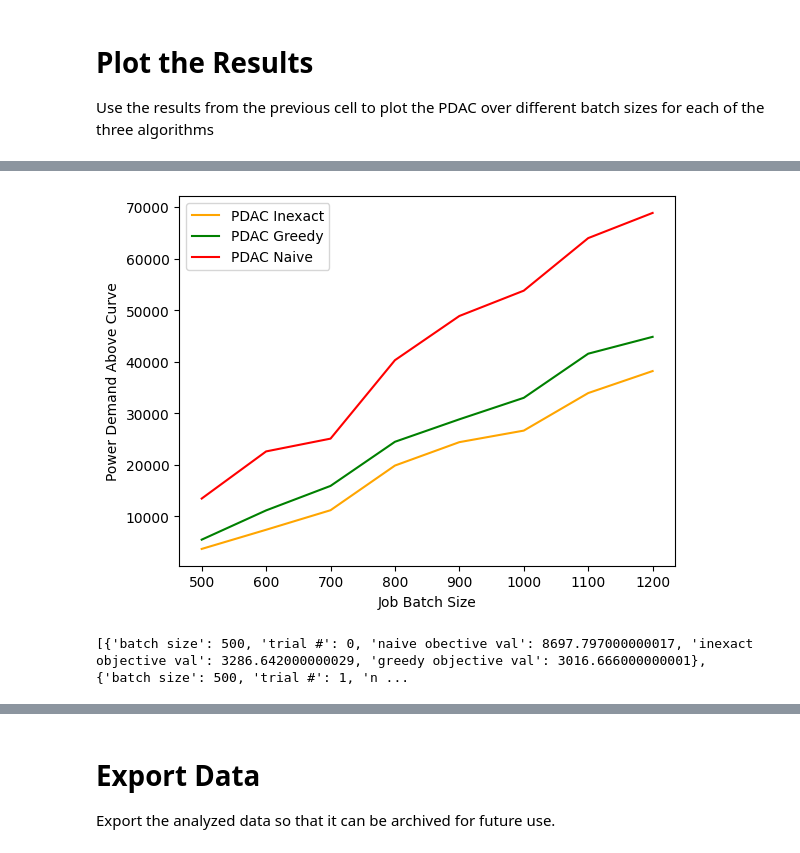
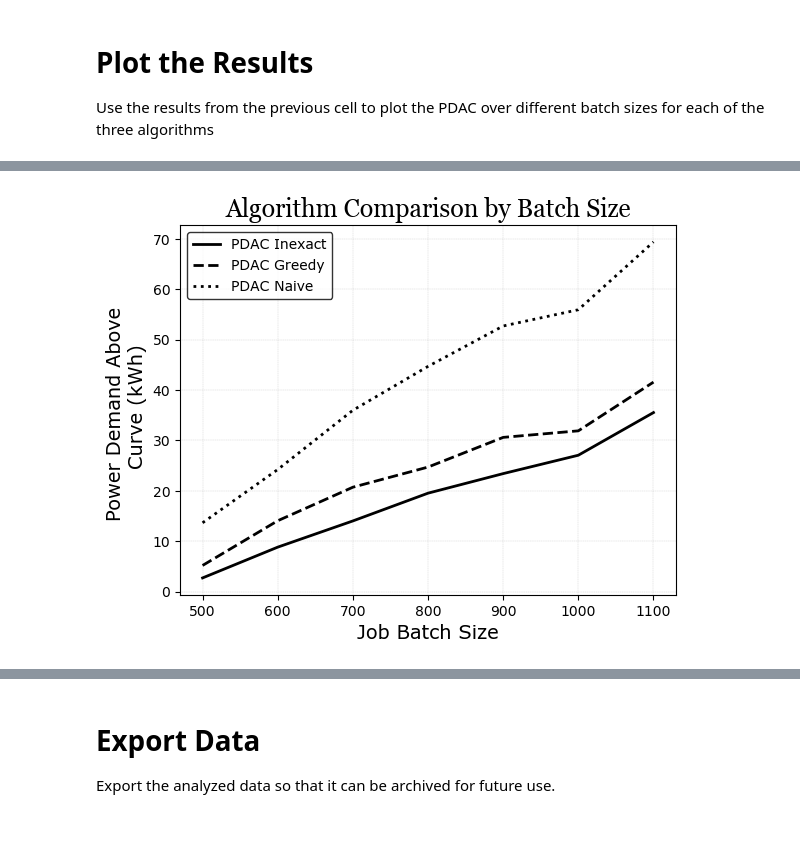
Before and after one commit to calebtheeardley/PeakDemanMinimizationAboveAResourceCurve, a Jupyter notebook: Code/Data Visualization/inexact_pdac_analysis.ipynb, the cells around one changed output, grey strips where cells are left out. Saved outputs shown, nothing was run; the diff lists cells and outputs as text; code cells hidden in the pictures.

```diff
--- a/Code/Data Visualization/inexact_pdac_analysis.ipynb
+++ b/Code/Data Visualization/inexact_pdac_analysis.ipynb
@@ -38,7 +38,7 @@ end_time = 1400
 max_length = 700
 
 start_size = 500
-end_size = 1300
+end_size = 1200
 step_size = 100
 
 analysis_num = 2
@@ -50,7 +50,7 @@ The resource curve is represented by a list of values across the specified time
 Additionally, each height is multiplied by a scaling factor. This is so that the resource curve better fits the job curve. Otherwise, the resource curve would be too small for any sort of significant analysis. This scaling factor remains constant for each of the trials and for every job batch size for the sake of consistency.
 # %%
 # Instantiate the resource curve
-path = '../../Input_Data/resource_data.json'
+path = r"C:\Users\moaxs\Desktop\REU 2025\PDM Project\Code\Graphs\Comparison\Input_Data\resource_data.json"
 with open(path, 'r') as file:
     data = json.load(file)
 
@@ -161,3 +175,9 @@ KeyboardInterrupt:
+# %%
+inexact_list = [x / 1000 for x in pdac_inexact]
+
+greedy_list = [x / 1000 for x in pdac_greedy]
+
+naive_list = [x / 1000 for x in pdac_naive]
 # %% [markdown]
 # Plot the Results
 Use the results from the previous cell to plot the PDAC over different batch sizes for each of the three algorithms
@@ -164,14 +208,19 @@ Use the results from the previous cell to plot the PDAC over different batch siz
 # %%
-job_graph_xvalues = np.array([i for i in range(start_size, end_size, step_size)])
+job_graph_xvalues = [i for i in range(start_size, end_size, step_size)]
 
-plt.plot(job_graph_xvalues, pdac_inexact, label="PDAC Inexact", color='orange')
-plt.plot(job_graph_xvalues, pdac_greedy, label="PDAC Greedy", color='green')
-plt.plot(job_graph_xvalues, pdac_naive, label="PDAC Naive", color='red')
+plt.plot(job_graph_xvalues, inexact_list, label="PDAC Inexact", linestyle='-', color = 'black', linewidth=2)
+plt.plot(job_graph_xvalues, greedy_list, label="PDAC Greedy", linestyle='--', color = 'black', linewidth=2)
+plt.plot(job_graph_xvalues, naive_list, label="PDAC Naive", linestyle=':', color = 'black', linewidth=2)
 
-plt.xlabel("Job Batch Size")
-plt.ylabel("Power Demand Above Curve")
-plt.legend()
+plt.grid(True, linestyle='--', linewidth=0.25, alpha=.25, color='black')
+plt.xticks(np.arange(start_size, end_size, step_size))
+plt.yticks(np.arange(0, max(naive_list)+10, 10))
+
+plt.style.use('default')
+plt.title("Algorithm Comparison by Batch Size", fontsize=18, fontname="Georgia")
+plt.xlabel("Job Batch Size", fontsize=14, fontname='Verdana')
+plt.ylabel("Power Demand Above \n Curve (kWh)", fontsize=14, fontname='Verdana')
+plt.legend(loc='upper left', fontsize='medium', edgecolor='black', prop={'family': 'Verdana', 'size': 10})
 plt.show()
 # %% [output]
-[figure, old version]
+[figure, new version]
-[{'batch size': 500, 'trial #': 0, 'naive obective val': 8697.797000000017, 'inexact objective val': 3286.642000000029, 'greedy objective val': 3016.666000000001}, {'batch size': 500, 'trial #': 1, 'n ...
```
Also changed, not shown: parts of 8 cells of this notebook, 2 other files.
